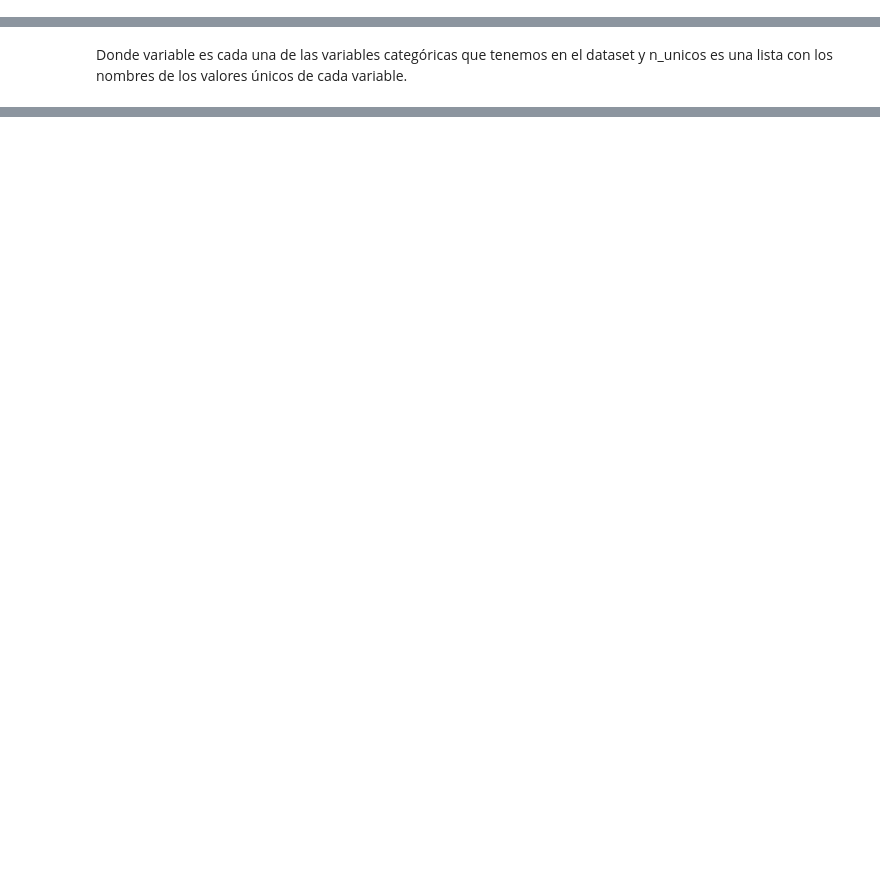
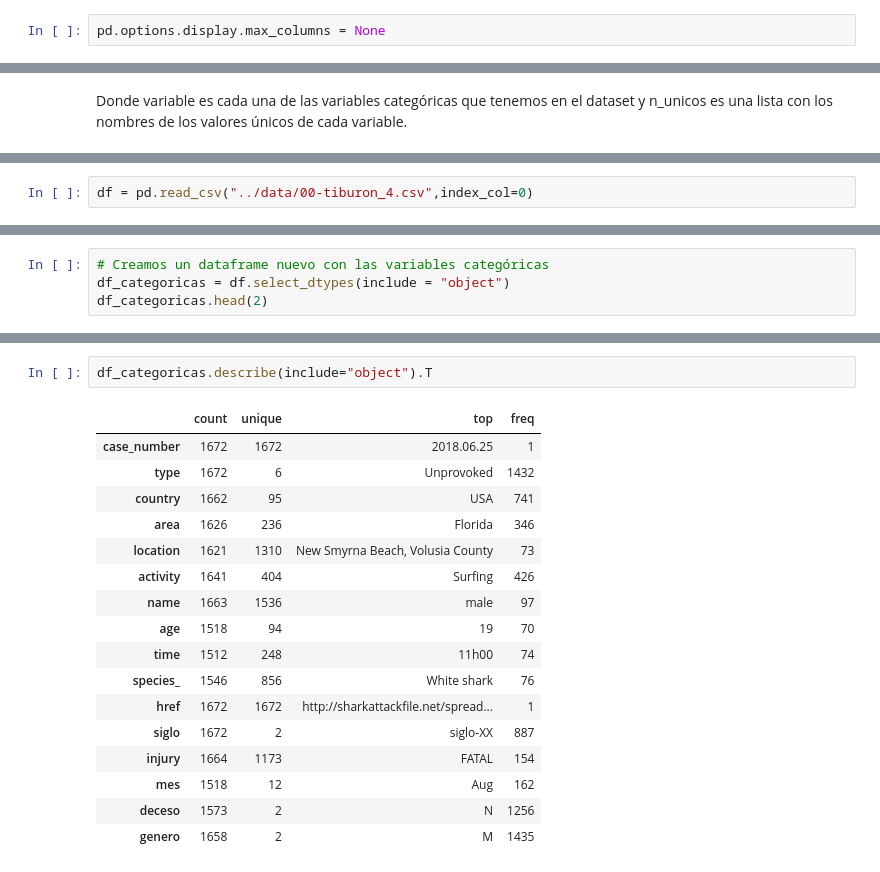
Before and after one commit to Adalab/DA-promoc-modulo-02-sprint-02-sandra-ana, a Jupyter notebook: EDA/01-EDA-1.ipynb, the cells around one changed output, grey strips where cells are left out. Cells and saved outputs as stored; diff of their text form; blank space fills up the shorter version.

```diff
--- a/EDA/01-EDA-1.ipynb
+++ b/EDA/01-EDA-1.ipynb
@@ -9,3 +4,5 @@ df.head(2)
+# %%
+pd.options.display.max_columns = None
 # %% [markdown]
 # Pair Programming EDA I
 Empezamos una nueva lección, y este es el momento de poner en práctica los conocimientos adquiridos del Análisis Exploratorio de Datos.
@@ -62,0 +18,2 @@ categoricas.head()
+# %%
+df = pd.read_csv("../data/00-tiburon_4.csv",index_col=0)
@@ -62,0 +125,4 @@ categoricas.head()
+# %%
+# Creamos un dataframe nuevo con las variables categóricas
+df_categoricas = df.select_dtypes(include = "object")
+df_categoricas.head(2)
@@ -62,0 +147,20 @@ categoricas.head()
+# %%
+df_categoricas.describe(include="object").T
+# %% [output]
+|  | count | unique | top | freq |
+| case_number | 1672 | 1672 | 2018.06.25 | 1 |
+| type | 1672 | 6 | Unprovoked | 1432 |
+| country | 1662 | 95 | USA | 741 |
+| area | 1626 | 236 | Florida | 346 |
+| location | 1621 | 1310 | New Smyrna Beach, Volusia County | 73 |
+| activity | 1641 | 404 | Surfing | 426 |
+| name | 1663 | 1536 | male | 97 |
+| age | 1518 | 94 | 19 | 70 |
+| time | 1512 | 248 | 11h00 | 74 |
+| species_ | 1546 | 856 | White shark | 76 |
+| href | 1672 | 1672 | http://sharkattackfile.net/spread... | 1 |
+| siglo | 1672 | 2 | siglo-XX | 887 |
+| injury | 1664 | 1173 | FATAL | 154 |
+| mes | 1518 | 12 | Aug | 162 |
+| deceso | 1573 | 2 | N | 1256 |
+| genero | 1658 | 2 | M | 1435 |
```
Also changed, not shown: parts of 21 cells of this notebook.
